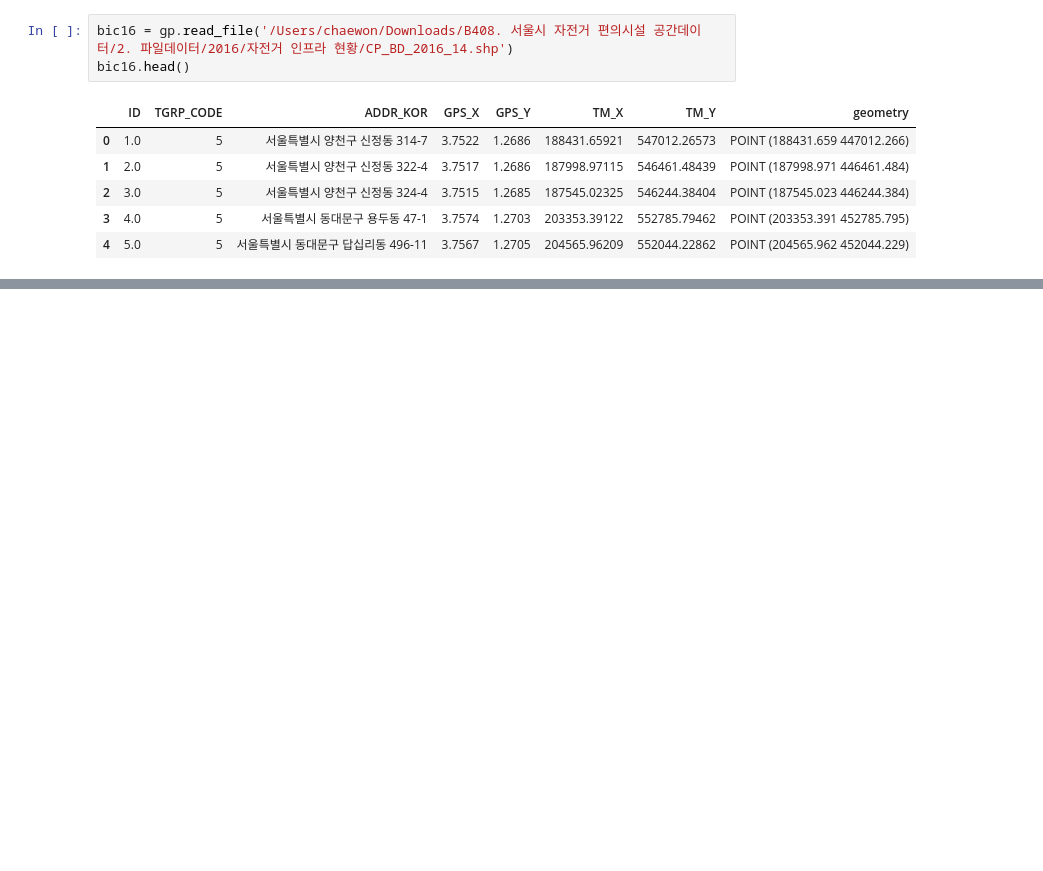
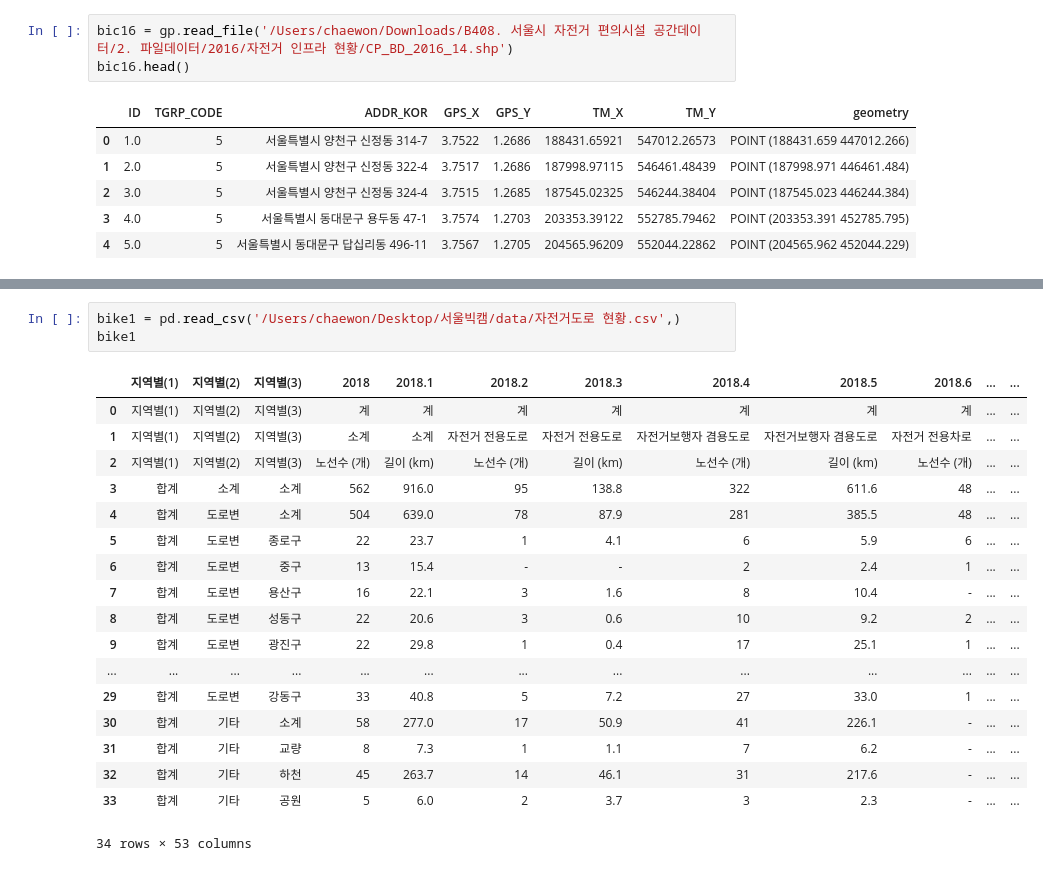
Before and after one commit to won4513/bigdata_campus, a Jupyter notebook: Bicycle/1.ipynb, the cells around one changed output, grey strips where cells are left out. Cells and saved outputs as stored; diff of their text form; blank space fills up the shorter version.

```diff
--- a/Bicycle/1.ipynb
+++ b/Bicycle/1.ipynb
@@ -75,0 +71,22 @@ bic16.head()
+# %%
+bike1 = pd.read_csv('/Users/chaewon/Desktop/서울빅캠/data/자전거도로 현황.csv',)
+bike1
+# %% [output]
+|  | 지역별(1) | 지역별(2) | 지역별(3) | 2018 | 2018.1 | 2018.2 | 2018.3 | 2018.4 | 2018.5 | 2018.6 | ... | ... |
+| 0 | 지역별(1) | 지역별(2) | 지역별(3) | 계 | 계 | 계 | 계 | 계 | 계 | 계 | ... | ... |
+| 1 | 지역별(1) | 지역별(2) | 지역별(3) | 소계 | 소계 | 자전거 전용도로 | 자전거 전용도로 | 자전거보행자 겸용도로 | 자전거보행자 겸용도로 | 자전거 전용차로 | ... | ... |
+| 2 | 지역별(1) | 지역별(2) | 지역별(3) | 노선수 (개) | 길이 (km) | 노선수 (개) | 길이 (km) | 노선수 (개) | 길이 (km) | 노선수 (개) | ... | ... |
+| 3 | 합계 | 소계 | 소계 | 562 | 916.0 | 95 | 138.8 | 322 | 611.6 | 48 | ... | ... |
+| 4 | 합계 | 도로변 | 소계 | 504 | 639.0 | 78 | 87.9 | 281 | 385.5 | 48 | ... | ... |
+| 5 | 합계 | 도로변 | 종로구 | 22 | 23.7 | 1 | 4.1 | 6 | 5.9 | 6 | ... | ... |
+| 6 | 합계 | 도로변 | 중구 | 13 | 15.4 | - | - | 2 | 2.4 | 1 | ... | ... |
+| 7 | 합계 | 도로변 | 용산구 | 16 | 22.1 | 3 | 1.6 | 8 | 10.4 | - | ... | ... |
+| 8 | 합계 | 도로변 | 성동구 | 22 | 20.6 | 3 | 0.6 | 10 | 9.2 | 2 | ... | ... |
+| 9 | 합계 | 도로변 | 광진구 | 22 | 29.8 | 1 | 0.4 | 17 | 25.1 | 1 | ... | ... |
+| ... | ... | ... | ... | ... | ... | ... | ... | ... | ... | ... | ... | ... |
+| 29 | 합계 | 도로변 | 강동구 | 33 | 40.8 | 5 | 7.2 | 27 | 33.0 | 1 | ... | ... |
+| 30 | 합계 | 기타 | 소계 | 58 | 277.0 | 17 | 50.9 | 41 | 226.1 | - | ... | ... |
+| 31 | 합계 | 기타 | 교량 | 8 | 7.3 | 1 | 1.1 | 7 | 6.2 | - | ... | ... |
+| 32 | 합계 | 기타 | 하천 | 45 | 263.7 | 14 | 46.1 | 31 | 217.6 | - | ... | ... |
+| 33 | 합계 | 기타 | 공원 | 5 | 6.0 | 2 | 3.7 | 3 | 2.3 | - | ... | ... |
+34 rows × 53 columns
```
Also changed, not shown: parts of 10 cells of this notebook, 2 other files.
